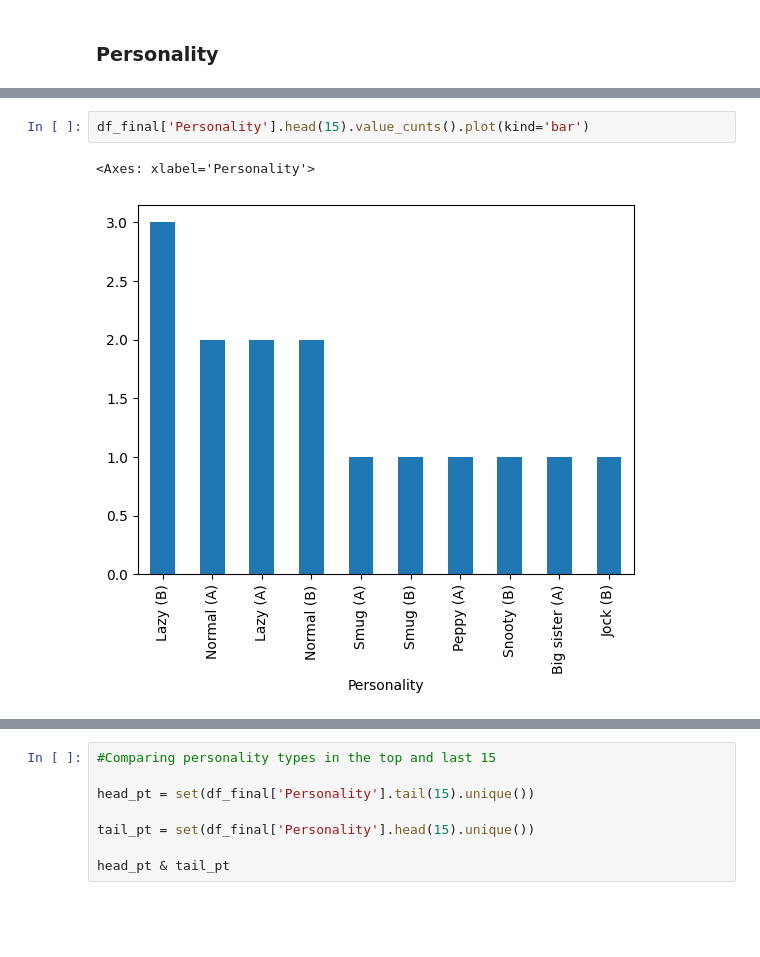
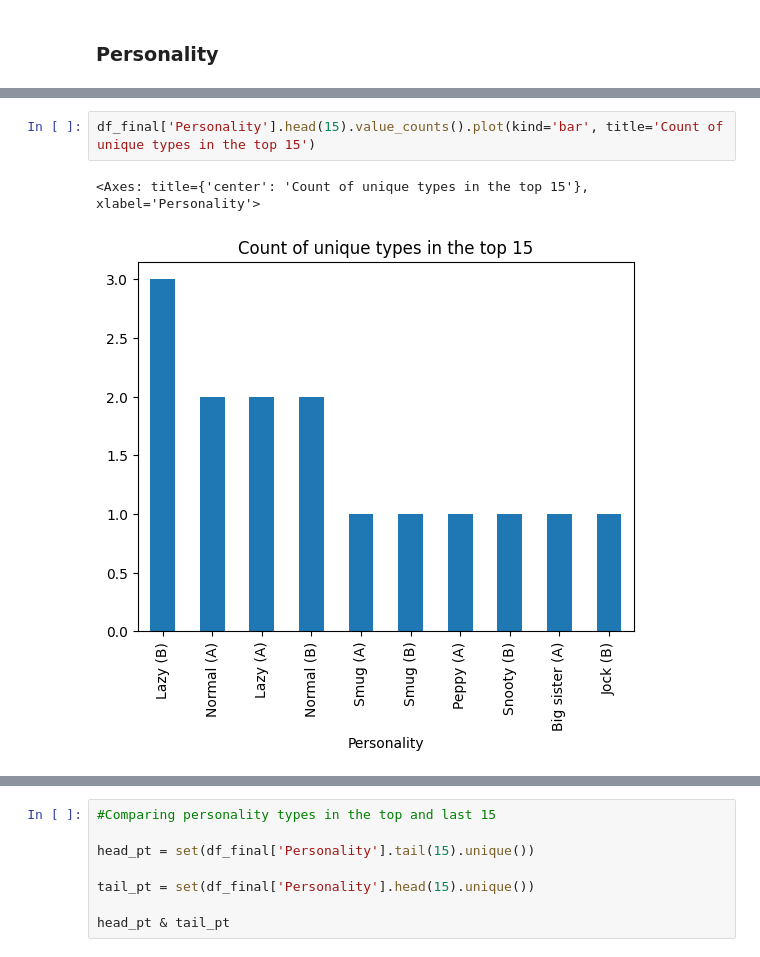
Before and after one commit to laumek/Behind-Animal-Crossing-Popular-Villagers, a Jupyter notebook: test_villager.ipynb, the cells around one changed output, grey strips where cells are left out. Drawn from its saved outputs; the diff is of its cells as text; blank space fills up the shorter version.

```diff
--- a/test_villager.ipynb
+++ b/test_villager.ipynb
@@ -395,6 +416,6 @@ These observations from the top 20 most popular villagers show that the personal
 # %%
-df_final['Personality'].head(15).value_cunts().plot(kind='bar')
+df_final['Personality'].head(15).value_counts().plot(kind='bar', title='Count of unique types in the top 15')
 # %% [output]
-<Axes: xlabel='Personality'>
+<Axes: title={'center': 'Count of unique types in the top 15'}, xlabel='Personality'>
-[figure, old version]
+[figure, new version]
 # %%
```
Also changed, not shown: parts of 38 cells of this notebook.
